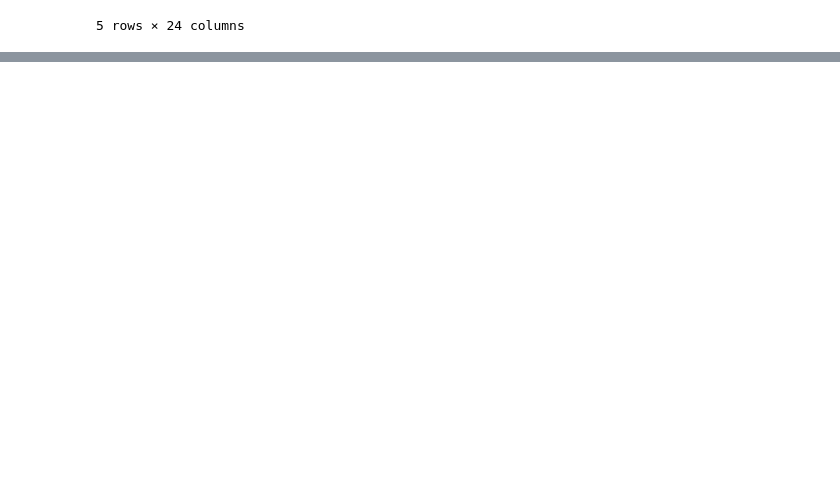
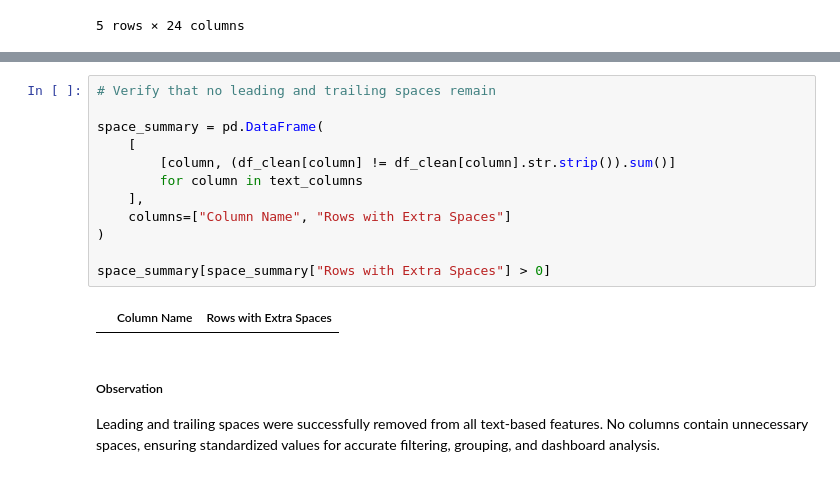
Before and after one commit to huzaifawaheed2/DevelopersHub-Corporation-Advanced-Internship, a Jupyter notebook: Project-03-Interactive-Business-Dashboard/notebooks/Business_Dashboard_Preprocessing.ipynb, the cells around one changed output, grey strips where cells are left out. Cells and saved outputs as stored; diff of their text form; blank space fills up the shorter version.

```diff
--- a/Project-03-Interactive-Business-Dashboard/notebooks/Business_Dashboard_Preprocessing.ipynb
+++ b/Project-03-Interactive-Business-Dashboard/notebooks/Business_Dashboard_Preprocessing.ipynb
@@ -135,0 +280,18 @@ df.head()
+# %%
+# Verify that no leading and trailing spaces remain
+
+space_summary = pd.DataFrame(
+    [
+        [column, (df_clean[column] != df_clean[column].str.strip()).sum()]
+        for column in text_columns
+    ],
+    columns=["Column Name", "Rows with Extra Spaces"]
+)
+
+space_summary[space_summary["Rows with Extra Spaces"] > 0]
+# %% [output]
+|  | Column Name | Rows with Extra Spaces |
+# %% [markdown]
+##### Observation
+
+Leading and trailing spaces were successfully removed from all text-based features. No columns contain unnecessary spaces, ensuring standardized values for accurate filtering, grouping, and dashboard analysis.
```
Also changed, not shown: parts of 43 cells of this notebook.
